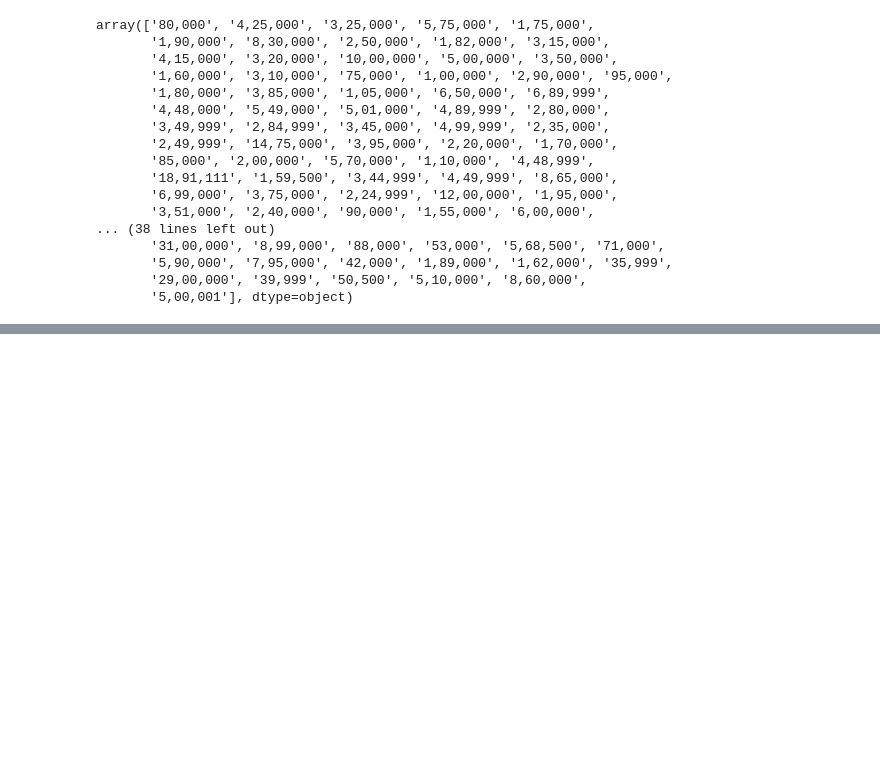
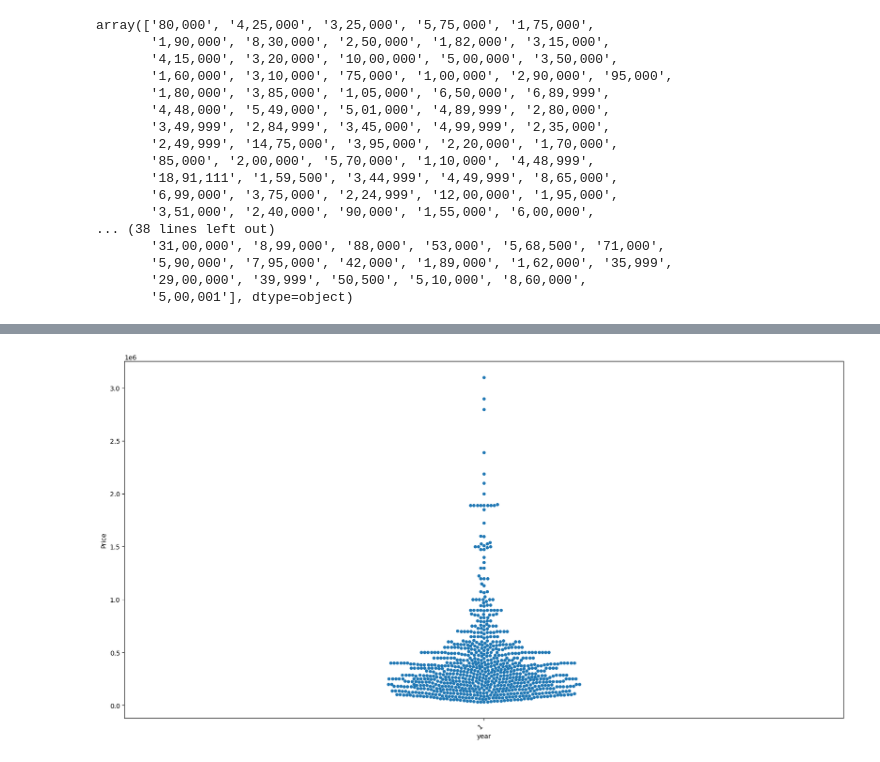
Before and after one commit to SandeepMuhal88/Project_In_Machine_Learning, a Jupyter notebook: Car_Price_prediction/notebook.ipynb, the cells around one changed output, grey strips where cells are left out. Saved outputs shown, nothing was run; the diff lists cells and outputs as text; code cells hidden in the pictures; blank space fills up the shorter version.

```diff
--- a/Car_Price_prediction/notebook.ipynb
+++ b/Car_Price_prediction/notebook.ipynb
@@ -164,0 +247,9 @@ car = car[car['kms_driven'].str.isnumeric()]  # Filter rows where 'kms_driven' i
+# %%
+# sns.relplot(x='kms_driven',y='Price',data=car,height=7,aspect=1.5)
+# plt.title('Price vs Kms Driven')
+plt.subplots(figsize=(20,10))
+ax=sns.swarmplot(x='year',y='Price',data=car)
+ax.set_xticklabels(ax.get_xticklabels(),rotation=40,ha='right')
+plt.show()
+# %% [output]
+[figure, added]
```
Also changed, not shown: parts of 10 cells of this notebook.
